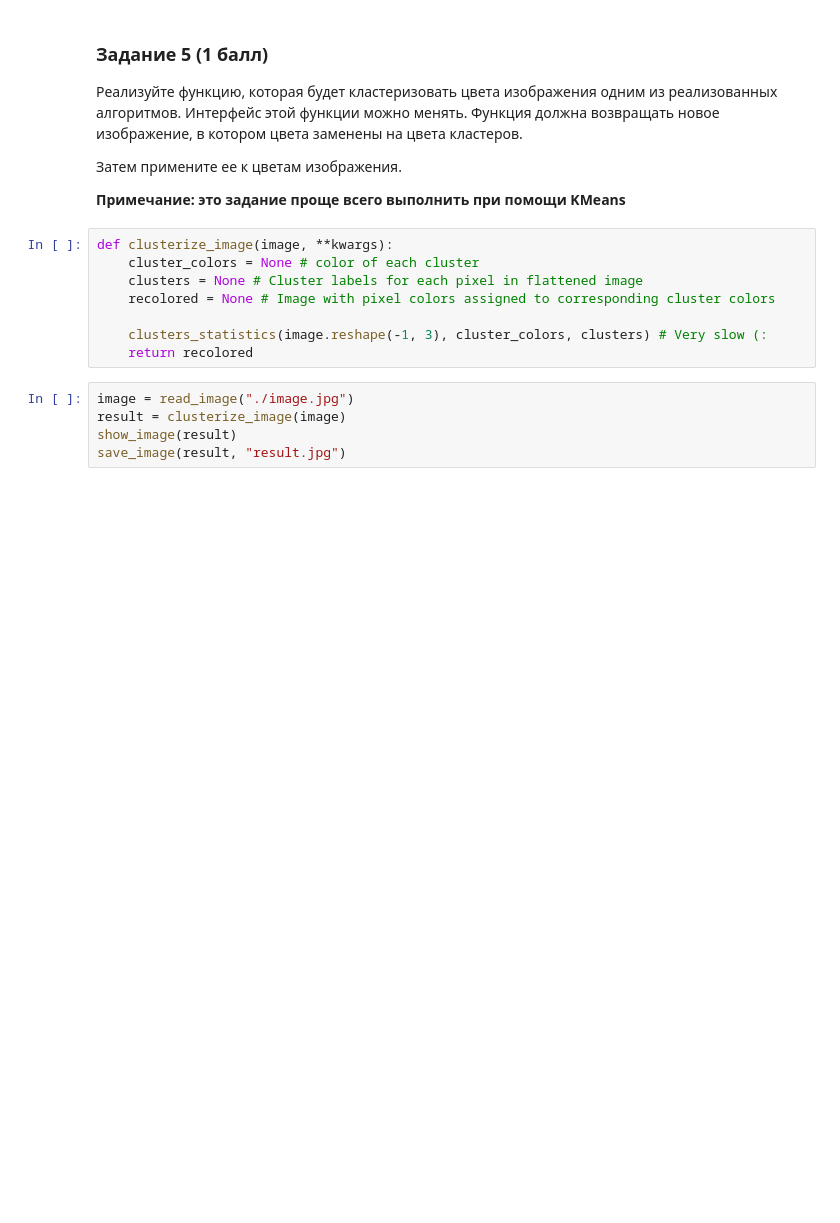
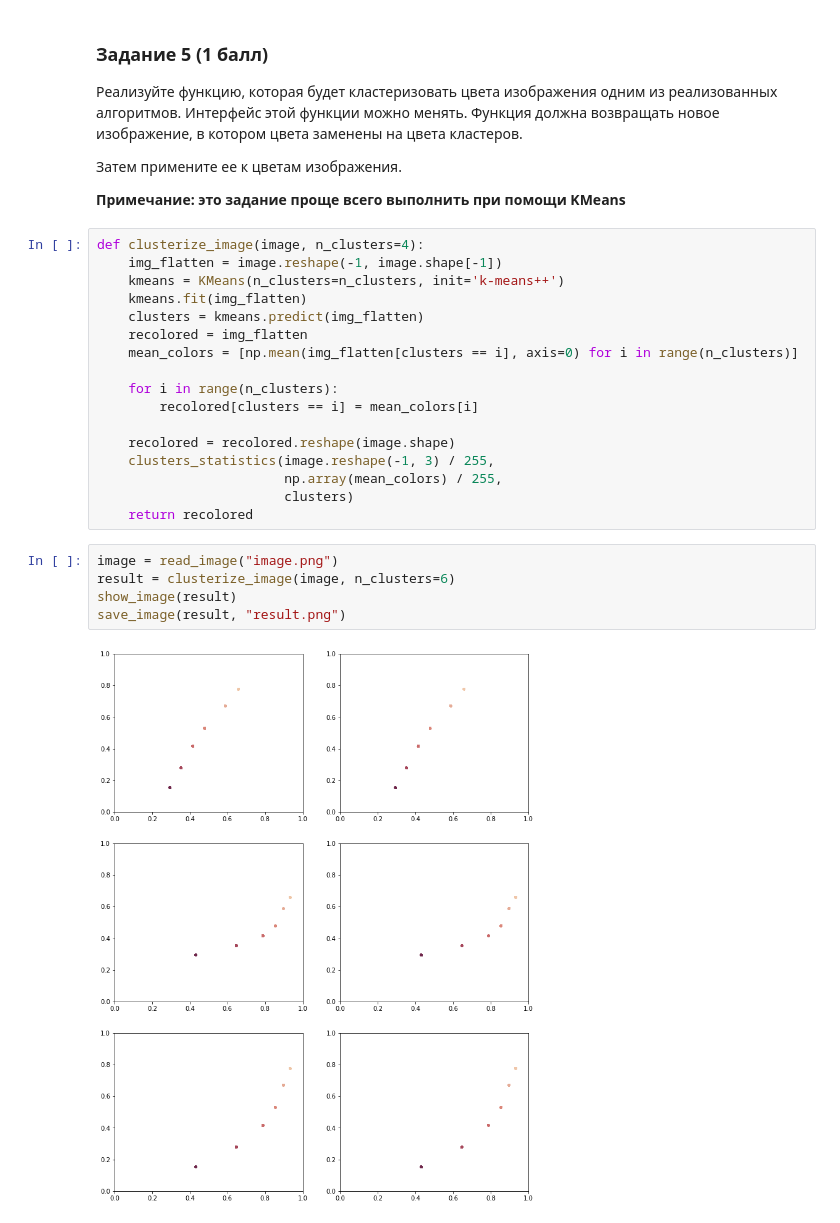
Before and after one commit to TihonkovSergey/ML-HSE, a Jupyter notebook: 02. Clustering/solution/hw02_solution.ipynb, the cells around one changed output. Saved outputs shown, nothing was run; the diff lists cells and outputs as text; blank space fills up the shorter version.

```diff
--- a/02. Clustering/solution/hw02_solution.ipynb
+++ b/02. Clustering/solution/hw02_solution.ipynb
@@ -324,16 +455,27 @@ show_image(read_image("./image.png"))
 Затем примените ее к цветам изображения.
 
 __Примечание: это задание проще всего выполнить при помощи KMeans__
-# %%
-def clusterize_image(image, **kwargs):
-    cluster_colors = None # color of each cluster
-    clusters = None # Cluster labels for each pixel in flattened image
-    recolored = None # Image with pixel colors assigned to corresponding cluster colors
-
-    clusters_statistics(image.reshape(-1, 3), cluster_colors, clusters) # Very slow (:
-    return recolored
+# %%
+def clusterize_image(image, n_clusters=4):
+    img_flatten = image.reshape(-1, image.shape[-1])
+    kmeans = KMeans(n_clusters=n_clusters, init='k-means++')
+    kmeans.fit(img_flatten)
+    clusters = kmeans.predict(img_flatten)
+    recolored = img_flatten
+    mean_colors = [np.mean(img_flatten[clusters == i], axis=0) for i in range(n_clusters)]
+
+    for i in range(n_clusters):
+        recolored[clusters == i] = mean_colors[i]
+
+    recolored = recolored.reshape(image.shape)
+    clusters_statistics(image.reshape(-1, 3) / 255,
+                        np.array(mean_colors) / 255,
+                        clusters)
+    return recolored
 # %%
-image = read_image("./image.jpg")
-result = clusterize_image(image)
+image = read_image("image.png")
+result = clusterize_image(image, n_clusters=6)
 show_image(result)
-save_image(result, "result.jpg")
+save_image(result, "result.png")
+# %% [output]
+[figure, added]
```
Also changed, not shown: parts of 13 cells of this notebook.
